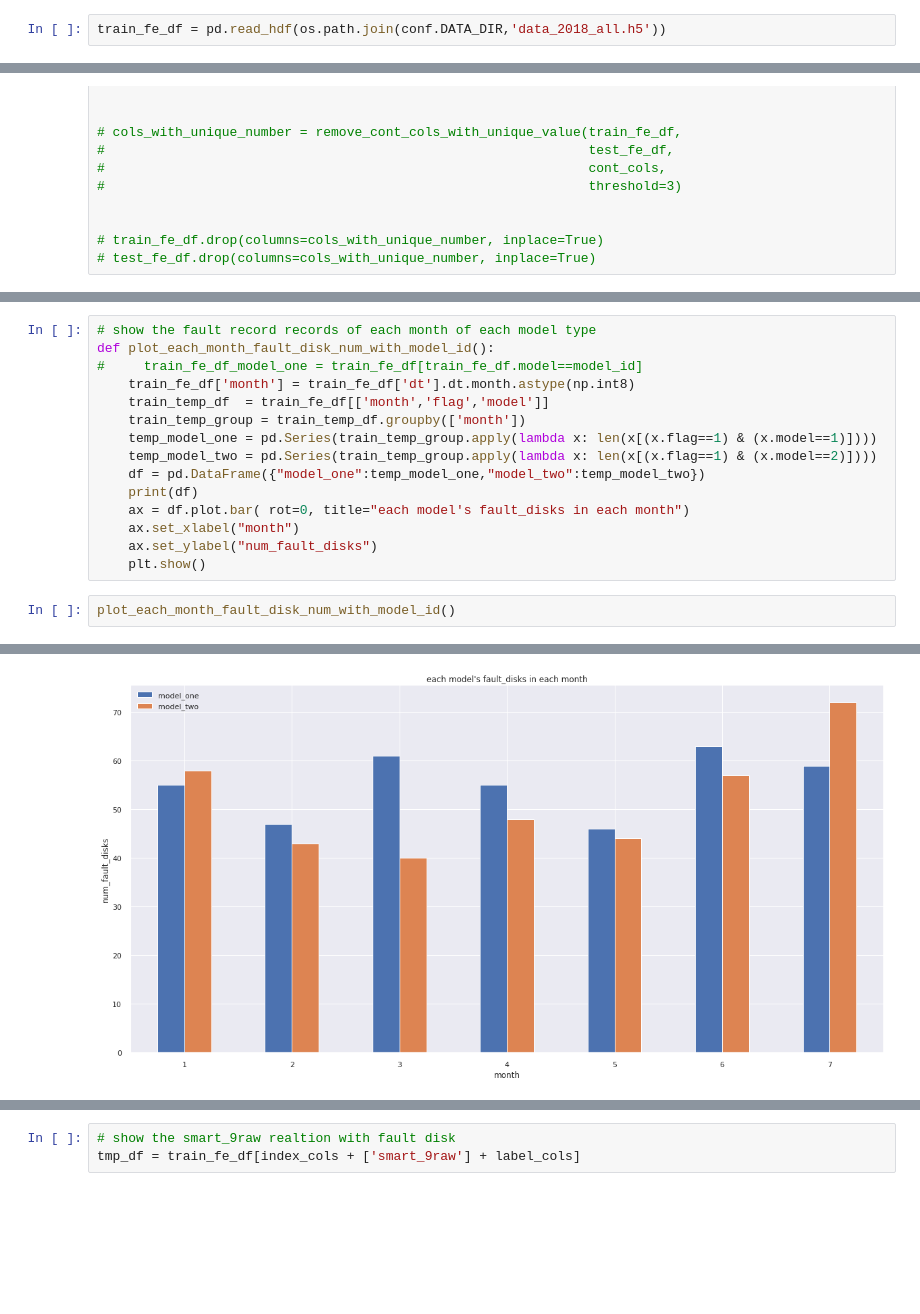
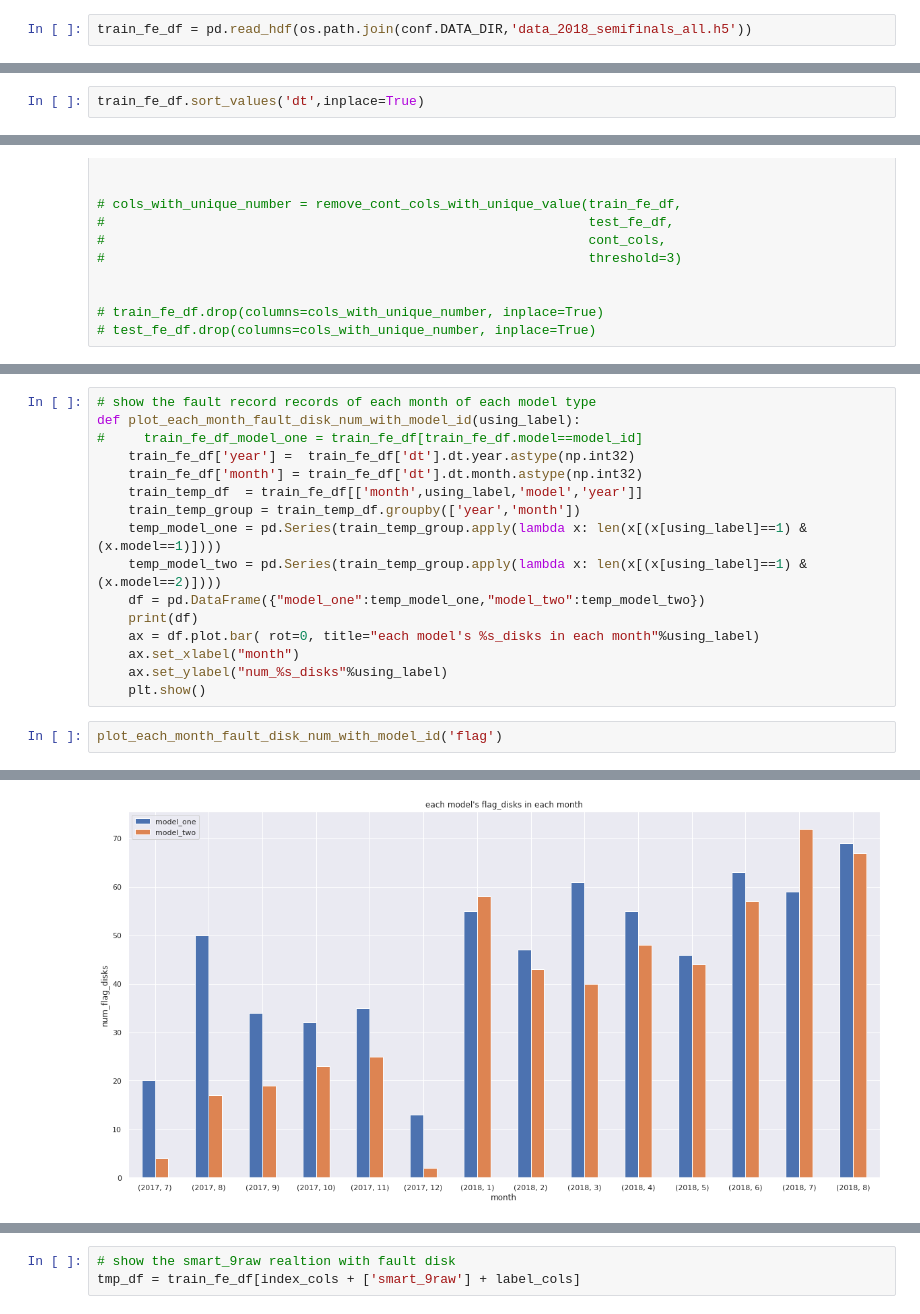
Before and after one commit to DevinWang23/tianchi_ai_ops_2020, a Jupyter notebook: jupyter_notebook/data_analysis.ipynb, the cells around one changed output, grey strips where cells are left out. Cells and saved outputs as stored; diff of their text form; blank space fills up the shorter version.

```diff
--- a/jupyter_notebook/data_analysis.ipynb
+++ b/jupyter_notebook/data_analysis.ipynb
@@ -61,2 +77,2 @@ l = iter(l)
 # %%
-train_fe_df = pd.read_hdf(os.path.join(conf.DATA_DIR,'data_2018_all.h5'))
+train_fe_df = pd.read_hdf(os.path.join(conf.DATA_DIR,'data_2018_semifinals_all.h5'))
@@ -112,3 +137,5 @@ cate_cols
+# %%
+train_fe_df.sort_values('dt',inplace=True)
 # %%
 # # data preprocess
 # correct_column_type(train_fe_df)
@@ -159,18 +190,19 @@ train_test_temp_group['month'].agg(lambda x:len(x)).plot(kind='bar')
 # %%
 # show the fault record records of each month of each model type
-def plot_each_month_fault_disk_num_with_model_id():
+def plot_each_month_fault_disk_num_with_model_id(using_label):
 #     train_fe_df_model_one = train_fe_df[train_fe_df.model==model_id]
-    train_fe_df['month'] = train_fe_df['dt'].dt.month.astype(np.int8)
-    train_temp_df  = train_fe_df[['month','flag','model']]
-    train_temp_group = train_temp_df.groupby(['month'])
-    temp_model_one = pd.Series(train_temp_group.apply(lambda x: len(x[(x.flag==1) & (x.model==1)])))
-    temp_model_two = pd.Series(train_temp_group.apply(lambda x: len(x[(x.flag==1) & (x.model==2)])))
+    train_fe_df['year'] =  train_fe_df['dt'].dt.year.astype(np.int32)
+    train_fe_df['month'] = train_fe_df['dt'].dt.month.astype(np.int32)
+    train_temp_df  = train_fe_df[['month',using_label,'model','year']]
+    train_temp_group = train_temp_df.groupby(['year','month'])
+    temp_model_one = pd.Series(train_temp_group.apply(lambda x: len(x[(x[using_label]==1) & (x.model==1)])))
+    temp_model_two = pd.Series(train_temp_group.apply(lambda x: len(x[(x[using_label]==1) & (x.model==2)])))
     df = pd.DataFrame({"model_one":temp_model_one,"model_two":temp_model_two})
     print(df)
-    ax = df.plot.bar( rot=0, title="each model's fault_disks in each month")
+    ax = df.plot.bar( rot=0, title="each model's %s_disks in each month"%using_label)
     ax.set_xlabel("month")
-    ax.set_ylabel("num_fault_disks")
+    ax.set_ylabel("num_%s_disks"%using_label)
     plt.show()
 # %%
-plot_each_month_fault_disk_num_with_model_id()
+plot_each_month_fault_disk_num_with_model_id('flag')
 # %% [output]
@@ -186 +225 @@ month
-[figure, old version]
+[figure, new version]
```
Also changed, not shown: parts of 33 cells of this notebook, 28 other files.
